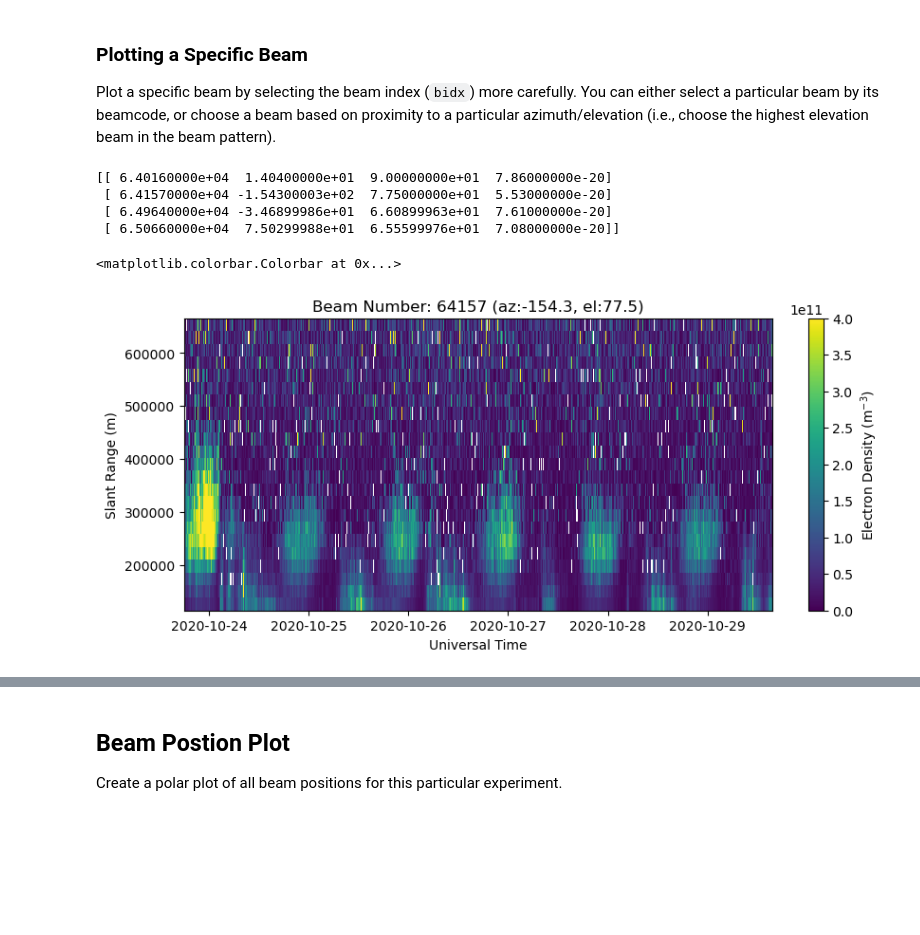
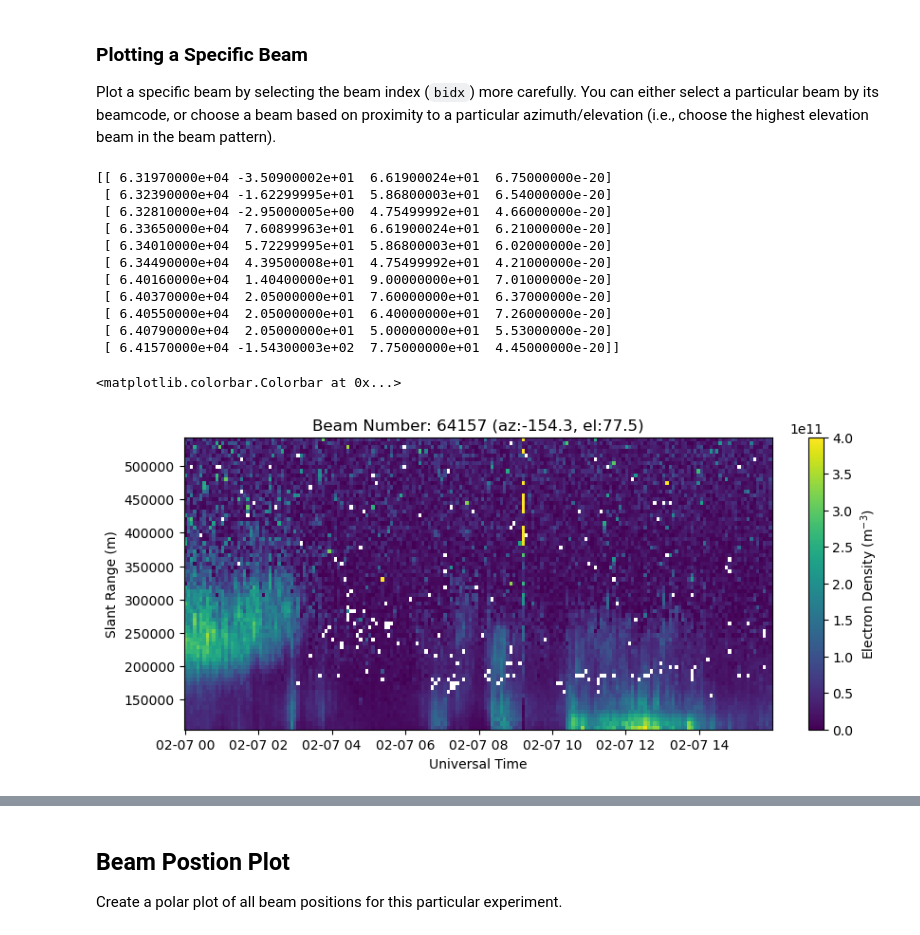
Before and after one commit to amisr/amisr_user_manual, a Jupyter notebook: plotting.ipynb, the cells around one changed output, grey strips where cells are left out. Cells and saved outputs as stored; diff of their text form; code cells hidden in the pictures; blank space fills up the shorter version.

```diff
--- a/plotting.ipynb
+++ b/plotting.ipynb
@@ -6,7 +6,7 @@ import h5py
 import numpy as np
 import matplotlib.pyplot as plt
 # %%
-filename = '/Users/e30737/Desktop/Data/AMISR/PFISR/2020/20201023.003_lp_5min-fitcal.h5'
+filename = 'data/20200207.001_lp_5min-fitcal.h5'
 # %% [markdown]
 ## RTI Plot
 Range-Time-Intensity (RTI) plots are a common way to look at how profiles of a parameter change in time.
@@ -53,29 +52,36 @@ Plot a specific beam by selecting the beam index (`bidx`) more carefully.  You c
 # %%
 # Plot beam 64157
 with h5py.File(filename, 'r') as h5:
     beamcodes = h5['BeamCodes'][:]
     print(beamcodes)
     bidx = np.where(beamcodes[:,0]==64157)[0][0]
     rng = h5['FittedParams/Range'][bidx,:]
     ne = h5['FittedParams/Ne'][:,bidx,:]
     utime = h5['Time/UnixTime'][:,0]
 
 time = utime.astype('datetime64[s]')
 
 fig = plt.figure(figsize=(10,4))
 ax = fig.add_subplot(111)
-c = ax.pcolormesh(time, rng, ne.T, vmin=0., vmax=4.e11)
+c = ax.pcolormesh(time, rng[np.isfinite(rng)], ne[:,np.isfinite(rng)].T, vmin=0., vmax=4.e11)
 ax.set_xlabel('Universal Time')
 ax.set_ylabel('Slant Range (m)')
 ax.set_title('Beam Number: {:.0f} (az:{:.1f}, el:{:.1f})'.format(beamcodes[bidx,0], beamcodes[bidx,1], beamcodes[bidx,2]))
 fig.colorbar(c, label=r'Electron Density (m$^{-3}$)')
 # %% [output]
-[[ 6.40160000e+04  1.40400000e+01  9.00000000e+01  7.86000000e-20]
- [ 6.41570000e+04 -1.54300003e+02  7.75000000e+01  5.53000000e-20]
- [ 6.49640000e+04 -3.46899986e+01  6.60899963e+01  7.61000000e-20]
- [ 6.50660000e+04  7.50299988e+01  6.55599976e+01  7.08000000e-20]]
+[[ 6.31970000e+04 -3.50900002e+01  6.61900024e+01  6.75000000e-20]
+ [ 6.32390000e+04 -1.62299995e+01  5.86800003e+01  6.54000000e-20]
+ [ 6.32810000e+04 -2.95000005e+00  4.75499992e+01  4.66000000e-20]
+ [ 6.33650000e+04  7.60899963e+01  6.61900024e+01  6.21000000e-20]
+ [ 6.34010000e+04  5.72299995e+01  5.86800003e+01  6.02000000e-20]
+ [ 6.34490000e+04  4.39500008e+01  4.75499992e+01  4.21000000e-20]
+ [ 6.40160000e+04  1.40400000e+01  9.00000000e+01  7.01000000e-20]
+ [ 6.40370000e+04  2.05000000e+01  7.60000000e+01  6.37000000e-20]
+ [ 6.40550000e+04  2.05000000e+01  6.40000000e+01  7.26000000e-20]
+ [ 6.40790000e+04  2.05000000e+01  5.00000000e+01  5.53000000e-20]
+ [ 6.41570000e+04 -1.54300003e+02  7.75000000e+01  4.45000000e-20]]
 <matplotlib.colorbar.Colorbar at 0x...>
-[figure, old version]
+[figure, new version]
 # %%
 # Plot the highest elevation beam (vertical in this case)
 with h5py.File(filename, 'r') as h5:
```
Also changed, not shown: parts of 5 cells of this notebook, 5 other files.
